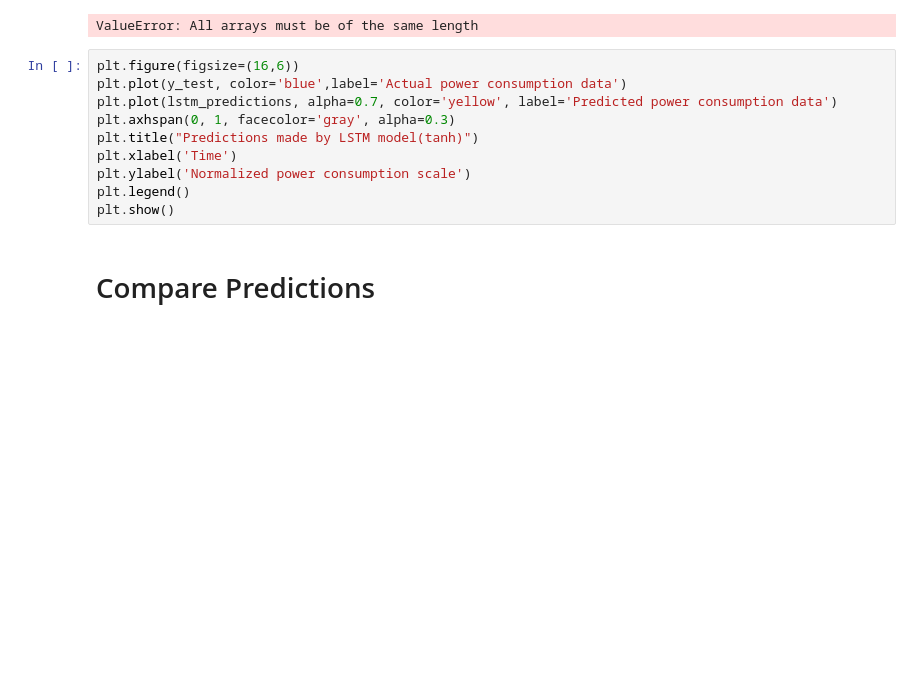
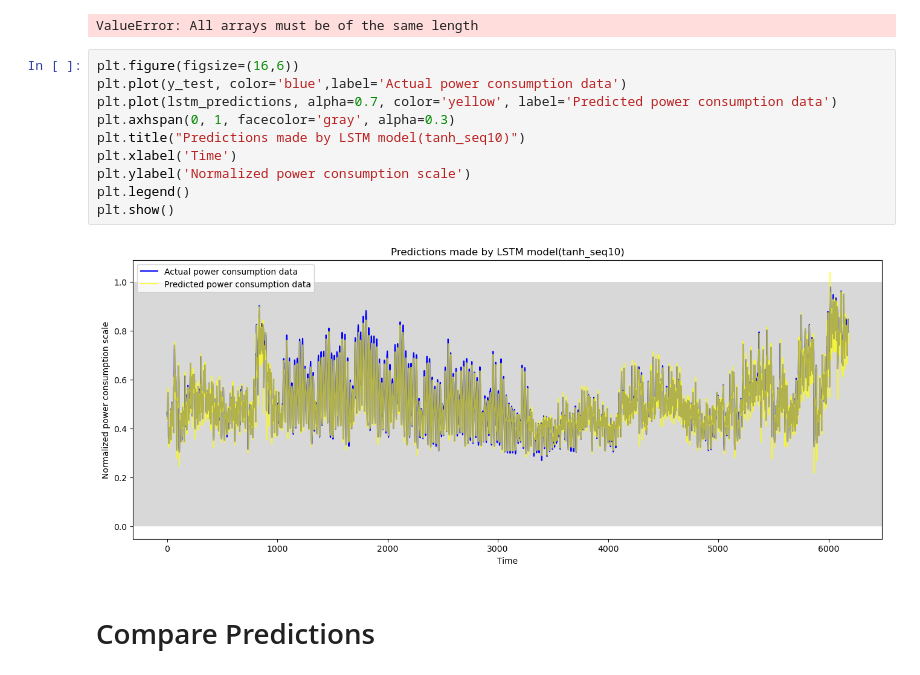
Before and after one commit to BulentKaradeniz/GTU_Deep_Learning_Homeworks, a Jupyter notebook: GTU_DL_project_assingment/seq10rnn-lstm(tanh)-Copy1.ipynb, the cells around one changed output. Cells and saved outputs as stored; diff of their text form; blank space fills up the shorter version.

```diff
--- a/GTU_DL_project_assingment/seq10rnn-lstm(tanh)-Copy1.ipynb
+++ b/GTU_DL_project_assingment/seq10rnn-lstm(tanh)-Copy1.ipynb
@@ -410,13 +410,15 @@ ValueError: All arrays must be of the same length
 # %%
 plt.figure(figsize=(16,6))
 plt.plot(y_test, color='blue',label='Actual power consumption data')
 plt.plot(lstm_predictions, alpha=0.7, color='yellow', label='Predicted power consumption data')
 plt.axhspan(0, 1, facecolor='gray', alpha=0.3)
-plt.title("Predictions made by LSTM model(tanh)")
+plt.title("Predictions made by LSTM model(tanh_seq10)")
 plt.xlabel('Time')
 plt.ylabel('Normalized power consumption scale')
 plt.legend()
 plt.show()
+# %% [output]
+[figure, added]
 # %% [markdown]
 # Compare Predictions
 # %% [markdown]
```
Also changed, not shown: parts of 1 cell of this notebook, 3 other files.
